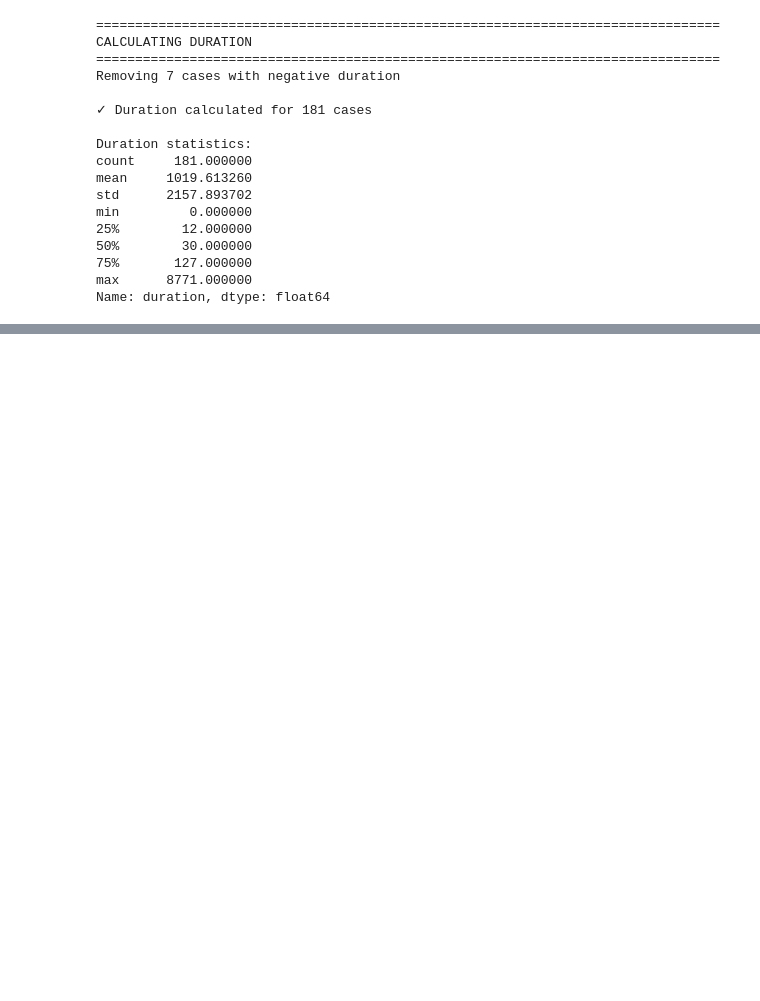
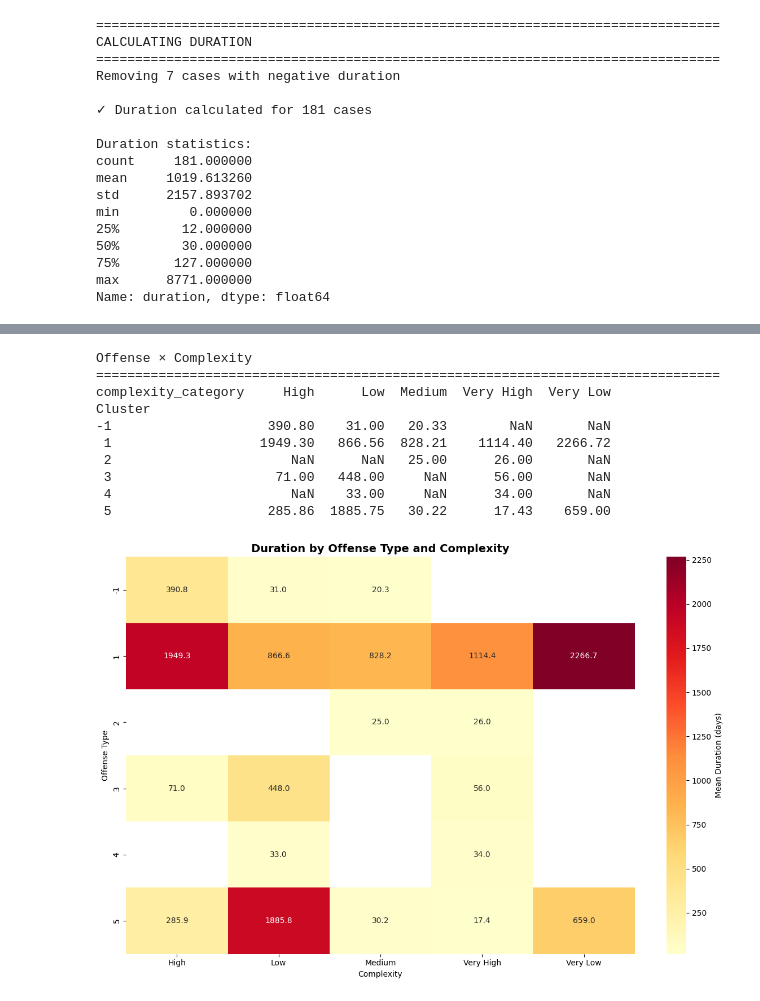
Before and after one commit to romane-lg/Ontario-Court-Cases, a Jupyter notebook: notebook.ipynb, the cells around one changed output, grey strips where cells are left out. Saved outputs shown, nothing was run; the diff lists cells and outputs as text; code cells hidden in the pictures; blank space fills up the shorter version.

```diff
--- a/notebook.ipynb
+++ b/notebook.ipynb
@@ -672,18 +753,35 @@ if len(valid_data) > 0:
 # %%
-# Combined: Offense Type × Complexity
-print("\n" + "="*80)
-print("COMBINED ANALYSIS: OFFENSE × COMPLEXITY")
+import seaborn as sns
+
+print("Offense × Complexity")
 print("="*80)
 
-pivot = df[df['Cluster'] != 0].pivot_table(values='duration', index='cluster_name',
-                                            columns='complexity_category', aggfunc='mean').round(2)
+# Pivot table of mean duration by offense cluster × complexity
+pivot = df[df['Cluster'] != 0].pivot_table(
+    values='duration',
+    index='Cluster',
+    columns='complexity_category',
+    aggfunc='mean'
+).round(2)
+
 print(pivot)
 
-pivot.to_csv(f'{OUTPUT_DIR}05_duration_offense_complexity_matrix.csv')
-
+# Heatmap
 plt.figure(figsize=(12, 8))
 sns.heatmap(pivot, annot=True, fmt='.1f', cmap='YlOrRd', cbar_kws={'label': 'Mean Duration (days)'})
 plt.title('Duration by Offense Type and Complexity', fontsize=14, fontweight='bold')
 plt.xlabel('Complexity'); plt.ylabel('Offense Type')
-plt.tight_layout(); plt.savefig(f'{OUTPUT_DIR}05_heatmap.png', dpi=300, bbox_inches='tight'); plt.show()
-print("\n✓ Saved: 05_heatmap.png")
+plt.tight_layout()
+plt.show()
+# %% [output]
+Offense × Complexity
+================================================================================
+complexity_category     High      Low  Medium  Very High  Very Low
+Cluster
+-1                    390.80    31.00   20.33        NaN       NaN
+ 1                   1949.30   866.56  828.21    1114.40   2266.72
+ 2                       NaN      NaN   25.00      26.00       NaN
+ 3                     71.00   448.00     NaN      56.00       NaN
+ 4                       NaN    33.00     NaN      34.00       NaN
+ 5                    285.86  1885.75   30.22      17.43    659.00
+[figure, added]
```
Also changed, not shown: parts of 5 cells of this notebook.
